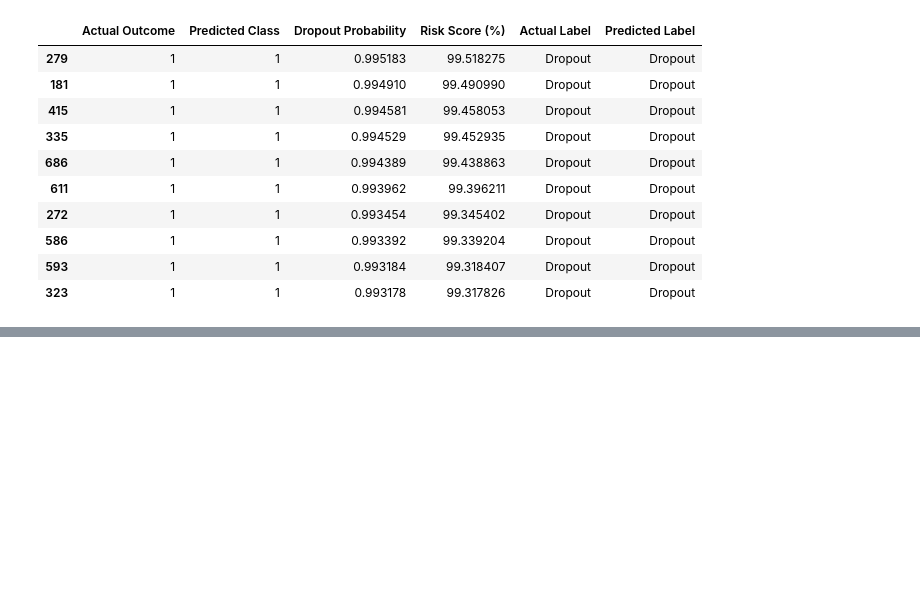
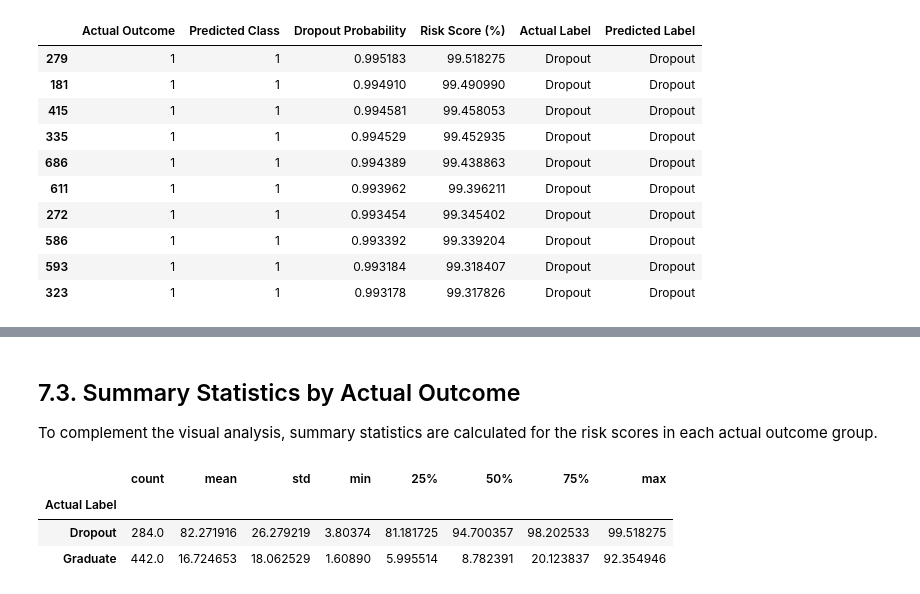
Before and after one commit to DimitarMalamski/student-dropout-predictor, a Jupyter notebook: notebooks/02_student_dropout_risk_scoring.ipynb, the cells around one changed output, grey strips where cells are left out. Saved outputs shown, nothing was run; the diff lists cells and outputs as text; code cells hidden in the pictures; blank space fills up the shorter version.

```diff
--- a/notebooks/02_student_dropout_risk_scoring.ipynb
+++ b/notebooks/02_student_dropout_risk_scoring.ipynb
@@ -603,0 +653,11 @@ results_df_sorted.head(10)
+# %% [markdown]
+## 7.3. Summary Statistics by Actual Outcome
+
+To complement the visual analysis, summary statistics are calculated for the risk scores in each actual outcome group.
+# %%
+results_df.groupby("Actual Label")["Risk Score (%)"].describe()
+# %% [output]
+|  | count | mean | std | min | 25% | 50% | 75% | max |
+| Actual Label |  |  |  |  |  |  |  |  |
+| Dropout | 284.0 | 82.271916 | 26.279219 | 3.80374 | 81.181725 | 94.700357 | 98.202533 | 99.518275 |
+| Graduate | 442.0 | 16.724653 | 18.062529 | 1.60890 | 5.995514 | 8.782391 | 20.123837 | 92.354946 |
```
Also changed, not shown: parts of 8 cells of this notebook.
